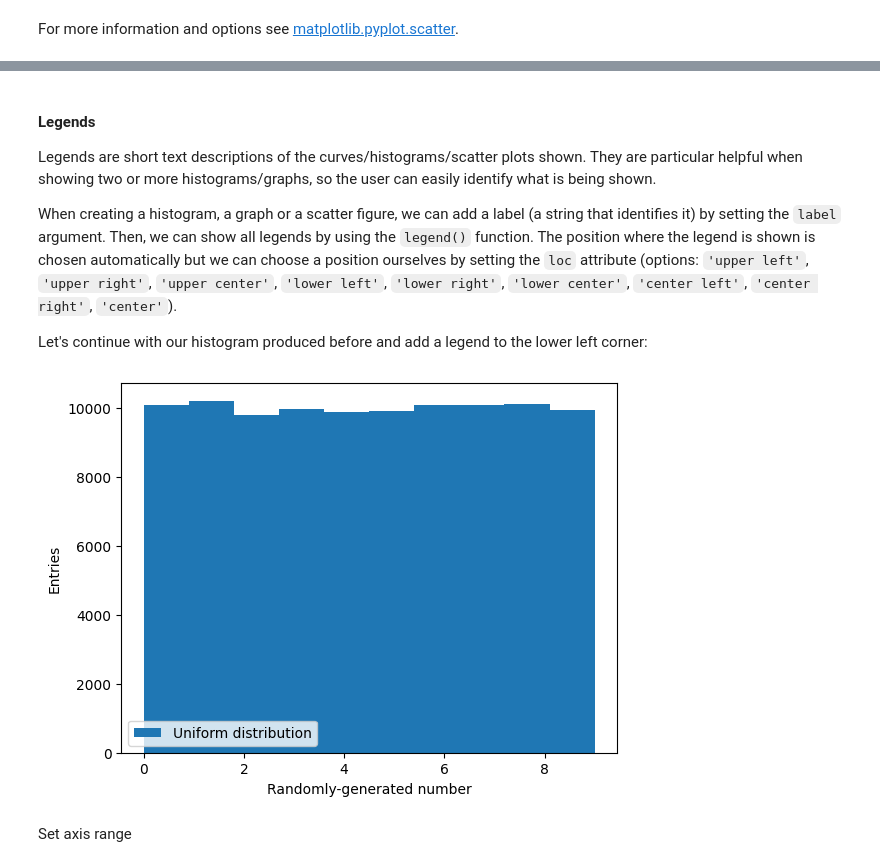
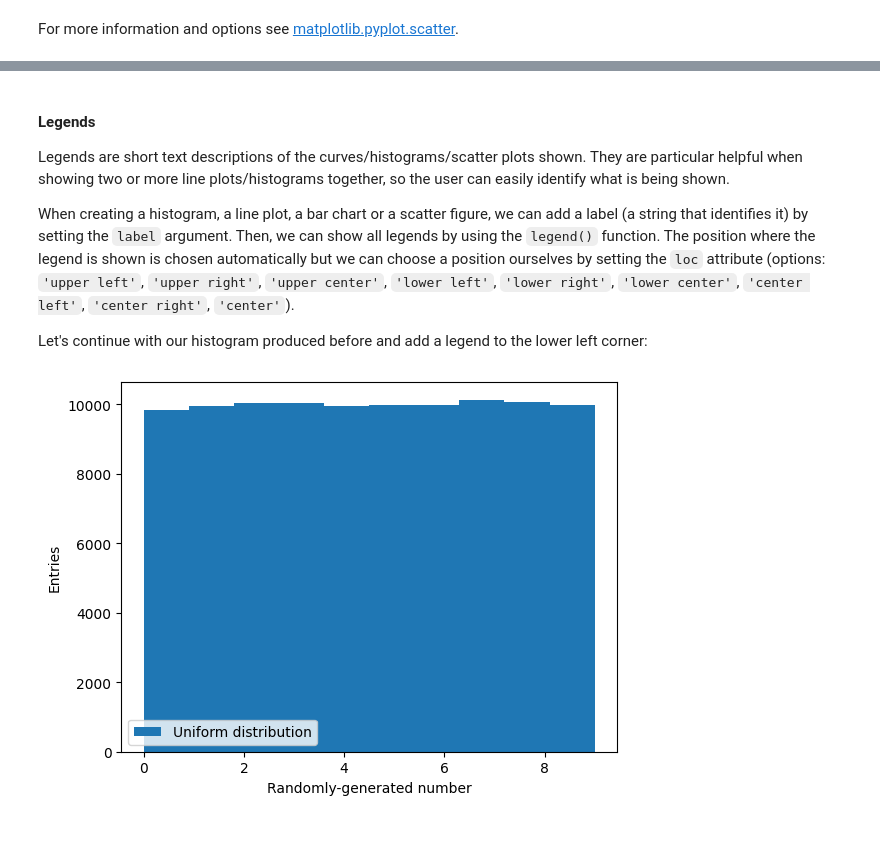
Before and after one commit to jbossios/python-tutorial, a Jupyter notebook: Jupyter-Notebooks/06_Data_Visualization.ipynb, the cells around one changed output, grey strips where cells are left out. Saved outputs shown, nothing was run; the diff lists cells and outputs as text; code cells hidden in the pictures; blank space fills up the shorter version.

````diff
--- a/Jupyter-Notebooks/06_Data_Visualization.ipynb
+++ b/Jupyter-Notebooks/06_Data_Visualization.ipynb
@@ -63,12 +117,6 @@ For more information and options see [matplotlib.pyplot.scatter](https://matplot
 
 For labeling the x-axis (y-axis), we use the ```xlabel()``` (```ylabel()```) function. Let's reproduce the histogram and add axis labels:
 # %%
-from random import randrange
-
-# Geneate 100000 random numbers b/w 0 and 10
-n_to_generate = 100000
-numbers = [randrange(10) for i in range(n_to_generate)]
-
 # Plot the distribution of the generated numbers
 plt.hist(numbers)
 plt.xlabel('Randomly-generated number')
@@ -77,25 +127,17 @@ plt.show()
 # %% [markdown]
 #### Legends
 
-Legends are short text descriptions of the curves/histograms/scatter plots shown. They are particular helpful when showing two or more histograms/graphs, so the user can easily identify what is being shown.
+Legends are short text descriptions of the curves/histograms/scatter plots shown. They are particular helpful when showing two or more line plots/histograms together, so the user can easily identify what is being shown.
 
-When creating a histogram, a graph or a scatter figure, we can add a label (a string that identifies it) by setting the ```label``` argument. Then, we can show all legends by using the ```legend()``` function. The position where the legend is shown is chosen automatically but we can choose a position ourselves by setting the ```loc``` attribute (options: ```'upper left'```, ```'upper right'```, ```'upper center'```, ```'lower left'```, ```'lower right'```, ```'lower center'```, ```'center left'```, ```'center right'```, ```'center'```).
+When creating a histogram, a line plot, a bar chart or a scatter figure, we can add a label (a string that identifies it) by setting the ```label``` argument. Then, we can show all legends by using the ```legend()``` function. The position where the legend is shown is chosen automatically but we can choose a position ourselves by setting the ```loc``` attribute (options: ```'upper left'```, ```'upper right'```, ```'upper center'```, ```'lower left'```, ```'lower right'```, ```'lower center'```, ```'center left'```, ```'center right'```, ```'center'```).
 
 Let's continue with our histogram produced before and add a legend to the lower left corner:
 # %%
-from random import randrange
-
-# Geneate 100000 random numbers b/w 0 and 10
-n_to_generate = 100000
-numbers = [randrange(10) for i in range(n_to_generate)]
-
 # Plot the distribution of the generated numbers
 plt.hist(numbers, label='Uniform distribution')
 plt.xlabel('Randomly-generated number')
 plt.ylabel('Entries')
 plt.legend(loc='lower left')
 plt.show()
 # %% [output]
-[figure, old version]
+[figure, new version]
-# %% [markdown]
-Set axis range
````
Also changed, not shown: parts of 33 cells of this notebook.
